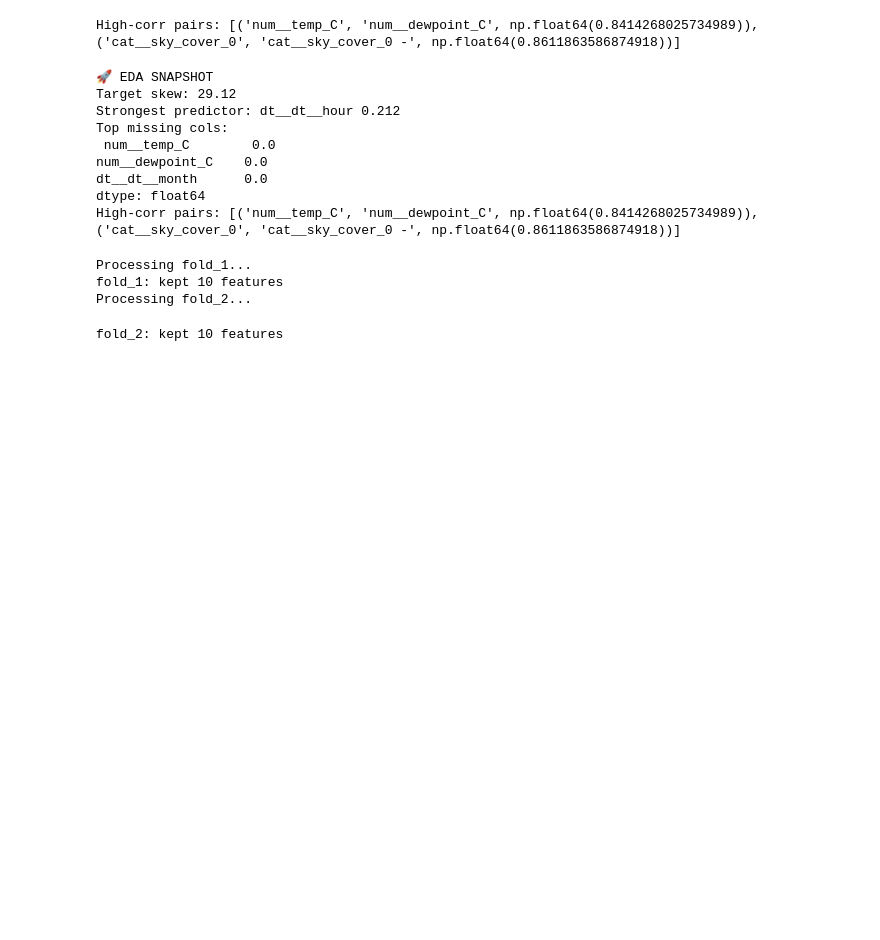
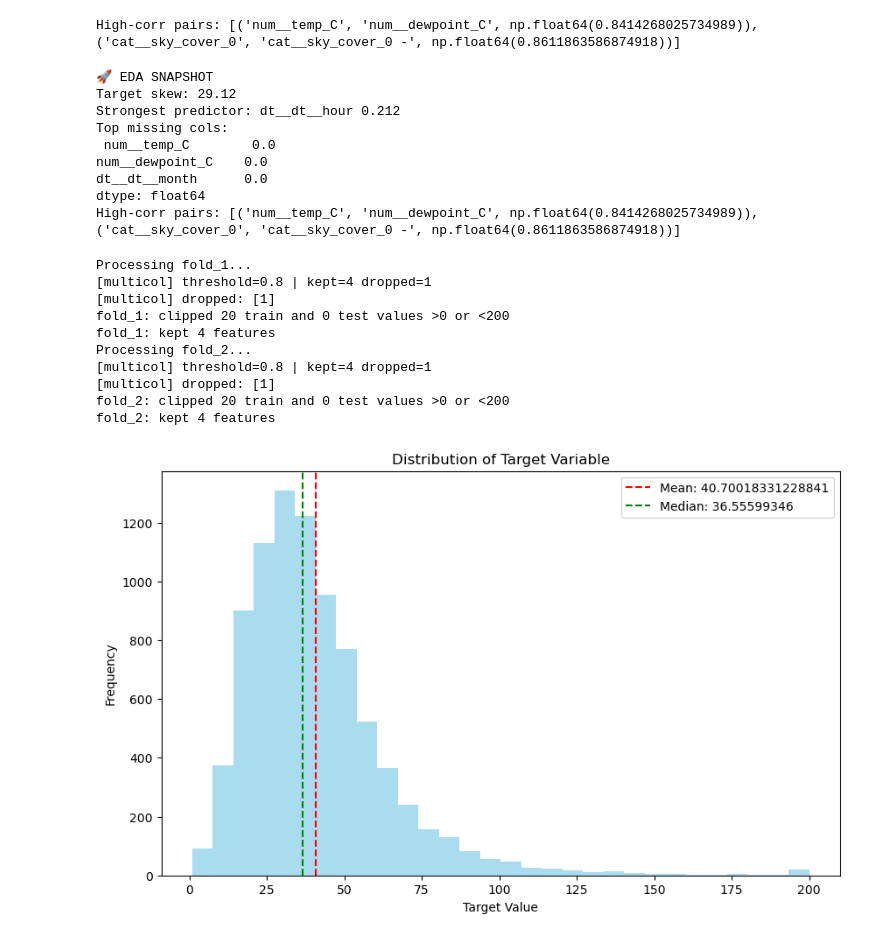
Before and after one commit to FedorSulaev/air-quality-predictor, a Jupyter notebook: notebooks/03_exploratory_data_analysis.ipynb, the cells around one changed output. Cells and saved outputs as stored; diff of their text form; code cells hidden in the pictures; blank space fills up the shorter version.

```diff
--- a/notebooks/03_exploratory_data_analysis.ipynb
+++ b/notebooks/03_exploratory_data_analysis.ipynb
@@ -400,6 +411,15 @@ def build_outlier_feature_filter_pipeline(
 # %%
 OUT_DIR = Path("data/processed/03")
 OUT_DIR.mkdir(parents=True, exist_ok=True)
+
+def clip_target_series(y: pd.Series, lo=0, hi=200, name="target"):
+    """
+    Clip y values to [lo, hi] and return Series + number of clipped values.
+    """
+    y_arr = pd.to_numeric(y, errors="coerce").to_numpy().reshape(-1)
+    y_clipped = np.clip(y_arr, lo, hi)
+    n_changed = int(np.sum(y_arr != y_clipped))
+    return pd.Series(y_clipped, index=y.index, name=name), n_changed
 
 results = {}
 for fold_name, d in folds.items():
@@ -416,11 +436,11 @@ for fold_name, d in folds.items():
     y_train = y_train.loc[mask]
 
     pipe = build_outlier_feature_filter_pipeline(
-        low_corr_threshold=0.05,
-        high_col_threshold=0.95,
+        low_corr_threshold=0.1,
+        high_col_threshold=0.8,
         zero_var_threshold=0.0,
         y_clip_min=0,
-        y_clip_max=300,
+        y_clip_max=200,
     )
 
     pipe.fit(X_train, y_train)
@@ -437,6 +457,15 @@ for fold_name, d in folds.items():
 
     X_train_f = pd.DataFrame(X_train_f, columns=kept_names, index=X_train.index)
     X_test_f  = pd.DataFrame(X_test_f,  columns=kept_names, index=X_test.index)
+
+    y_train_clip, n_tr = clip_target_series(y_train, lo=0, hi=200, name="y_train")
+    y_test_clip, n_te = clip_target_series(y_test, lo=0, hi=200, name="y_test")
+
+    # Replace in folds dict
+    y_train = y_train_clip
+    y_test = y_test_clip
+
+    print(f"{fold_name}: clipped {n_tr} train and {n_te} test values >0 or <200")
 
     # store
     results[fold_name] = {
@@ -457,12 +486,30 @@ for fold_name, d in folds.items():
     print(f"{fold_name}: kept {len(kept_names)} features")
 # %% [output]
 Processing fold_1...
-fold_1: kept 10 features
+[multicol] threshold=0.8 | kept=4 dropped=1
+[multicol] dropped: [1]
+fold_1: clipped 20 train and 0 test values >0 or <200
+fold_1: kept 4 features
 Processing fold_2...
+[multicol] threshold=0.8 | kept=4 dropped=1
+[multicol] dropped: [1]
+fold_2: clipped 20 train and 0 test values >0 or <200
+fold_2: kept 4 features
-fold_2: kept 10 features
 # %%
 X_train = results["fold_1"]["X_train_filtered"]
 y_train = results["fold_1"]["y_train"]
+# %%
+plt.figure(figsize=(10, 6))
+plt.hist(y_train, bins=30, alpha=0.7, color='skyblue')
+plt.axvline(y_train.mean(), color='red', linestyle='--', label=f'Mean: {y_train.mean()}')
+plt.axvline(y_train.median(), color='green', linestyle='--', label=f'Median: {y_train.median()}')
+plt.xlabel('Target Value')
+plt.ylabel('Frequency')
+plt.title('Distribution of Target Variable')
+plt.legend()
+plt.show()
+# %% [output]
+[figure, added]
 # %%
 num_cols = X_train.select_dtypes('number').columns
 print("Numeric stats:\n", X_train[num_cols].describe().T[['mean','std','min','max']].round(2))
```
Also changed, not shown: parts of 6 cells of this notebook, 9 other files.
